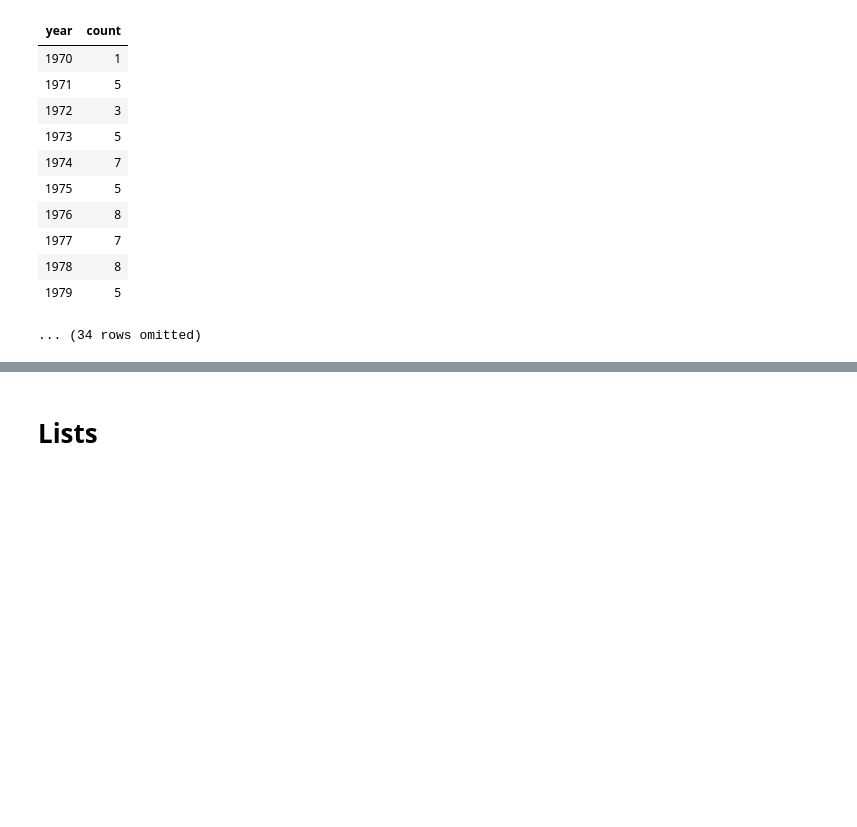
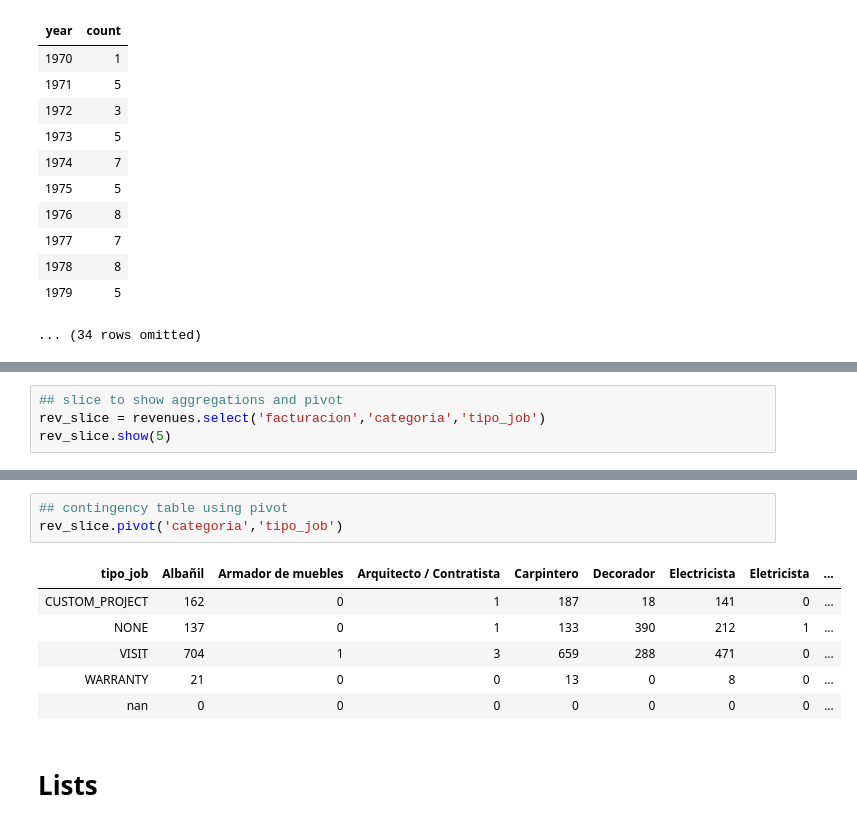
Before and after one commit to caramirezal/programming, a Jupyter notebook: python/arrays.ipynb, the cells around one changed output, grey strips where cells are left out. Cells and saved outputs as stored; diff of their text form; blank space fills up the shorter version.

Commit message:
group and pivots

```diff
--- a/python/arrays.ipynb
+++ b/python/arrays.ipynb
@@ -280,0 +314,4 @@ movies.group("year")
+# %%
+## slice to show aggregations and pivot
+rev_slice = revenues.select('facturacion','categoria','tipo_job')
+rev_slice.show(5)
@@ -281,3 +342,13 @@ movies.group("year")
+# %%
+## contingency table using pivot
+rev_slice.pivot('categoria','tipo_job')
+# %% [output]
+| tipo_job | Albañil | Armador de muebles | Arquitecto / Contratista | Carpintero | Decorador | Electricista | Eletricista | ... |
+| CUSTOM_PROJECT | 162 | 0 | 1 | 187 | 18 | 141 | 0 | ... |
+| NONE | 137 | 0 | 1 | 133 | 390 | 212 | 1 | ... |
+| VISIT | 704 | 1 | 3 | 659 | 288 | 471 | 0 | ... |
+| WARRANTY | 21 | 0 | 0 | 13 | 0 | 8 | 0 | ... |
+| nan | 0 | 0 | 0 | 0 | 0 | 0 | 0 | ... |
 # %% [markdown]
 # Lists
 # %% [markdown]
```
Also changed, not shown: parts of 6 cells of this notebook.
